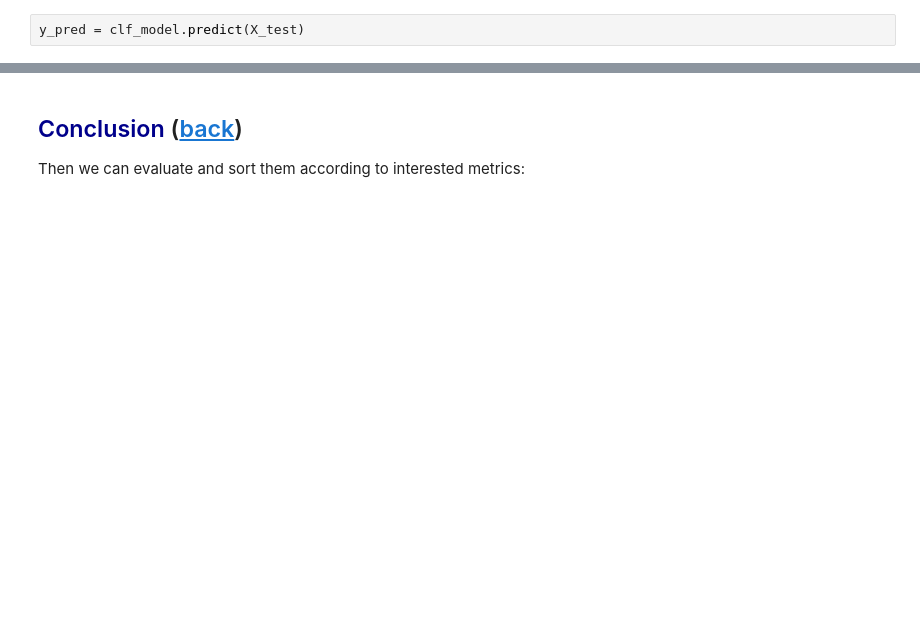
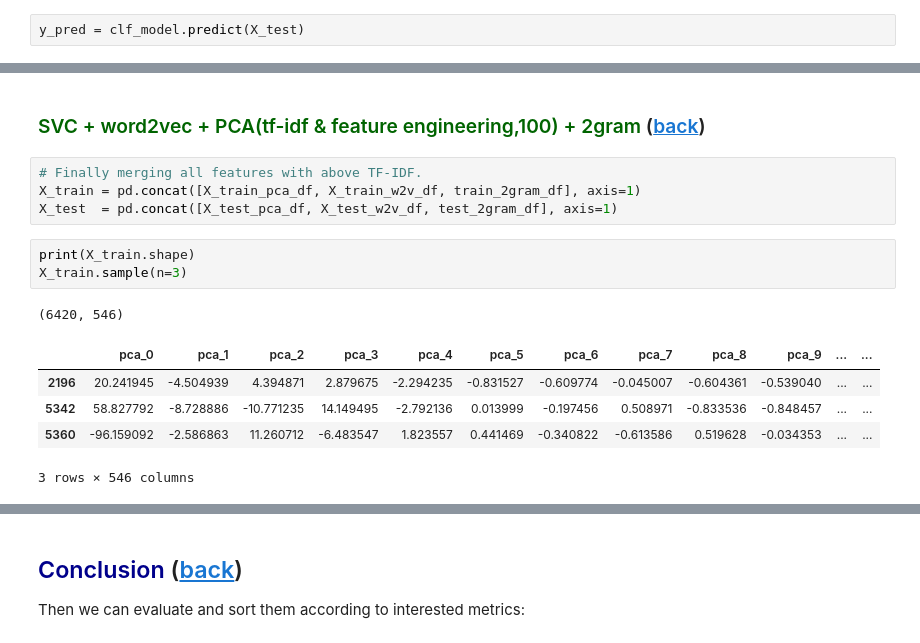
Before and after one commit to johnklee/ml_articles, a Jupyter notebook: analytics_vidhya/A_guide_to_feature_engineering_in_nlp/notebook.ipynb, the cells around one changed output, grey strips where cells are left out. Drawn from its saved outputs; the diff is of its cells as text; blank space fills up the shorter version.

```diff
--- a/analytics_vidhya/A_guide_to_feature_engineering_in_nlp/notebook.ipynb
+++ b/analytics_vidhya/A_guide_to_feature_engineering_in_nlp/notebook.ipynb
@@ -1060,0 +1241,17 @@ weighted avg       0.93      0.93      0.93      2140
+# %% [markdown]
+<a id='sect4_10'></a>
+### <font color='darkgreen'>SVC + word2vec + PCA(tf-idf & feature engineering,100) + 2gram </font> ([back](#sect4))
+# %%
+# Finally merging all features with above TF-IDF.
+X_train = pd.concat([X_train_pca_df, X_train_w2v_df, train_2gram_df], axis=1)
+X_test  = pd.concat([X_test_pca_df, X_test_w2v_df, test_2gram_df], axis=1)
+# %%
+print(X_train.shape)
+X_train.sample(n=3)
+# %% [output]
+(6420, 546)
+|  | pca_0 | pca_1 | pca_2 | pca_3 | pca_4 | pca_5 | pca_6 | pca_7 | pca_8 | pca_9 | ... | ... |
+| 2196 | 20.241945 | -4.504939 | 4.394871 | 2.879675 | -2.294235 | -0.831527 | -0.609774 | -0.045007 | -0.604361 | -0.539040 | ... | ... |
+| 5342 | 58.827792 | -8.728886 | -10.771235 | 14.149495 | -2.792136 | 0.013999 | -0.197456 | 0.508971 | -0.833536 | -0.848457 | ... | ... |
+| 5360 | -96.159092 | -2.586863 | 11.260712 | -6.483547 | 1.823557 | 0.441469 | -0.340822 | -0.613586 | 0.519628 | -0.034353 | ... | ... |
+3 rows × 546 columns
```
Also changed, not shown: parts of 83 cells of this notebook, 1 other file.
